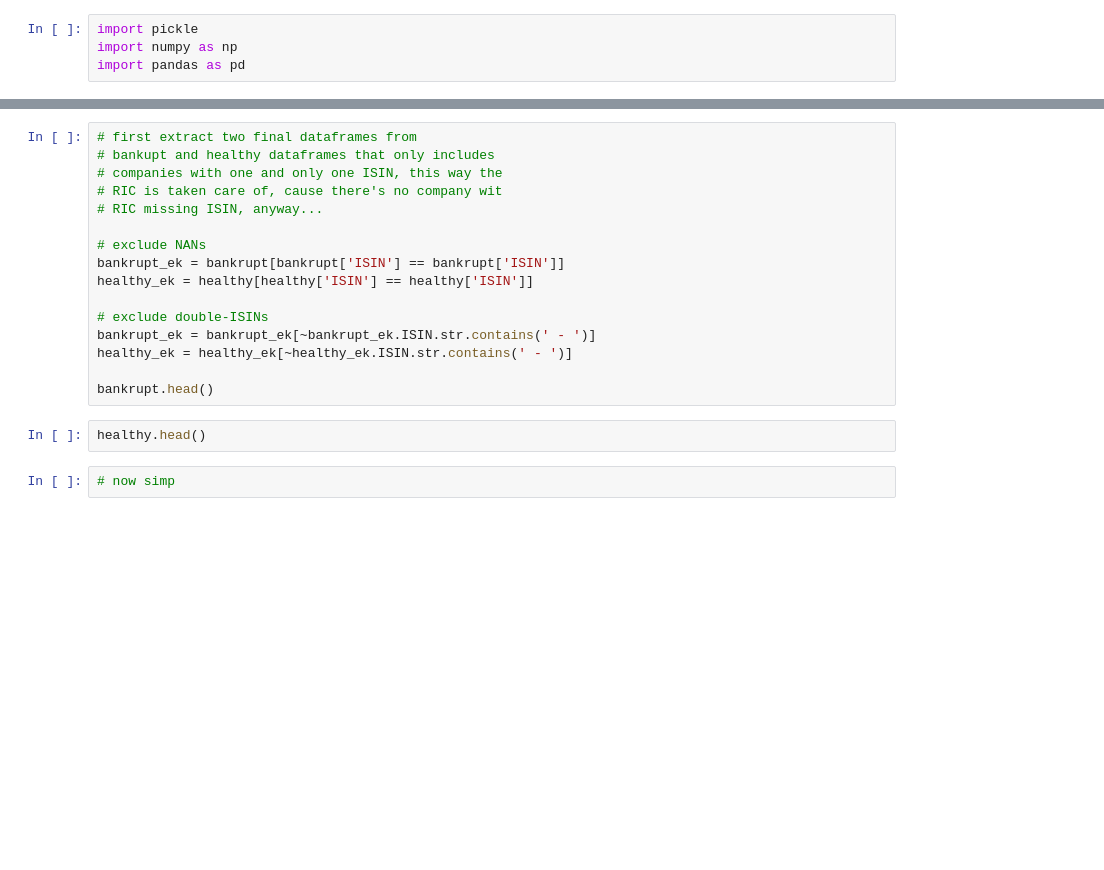
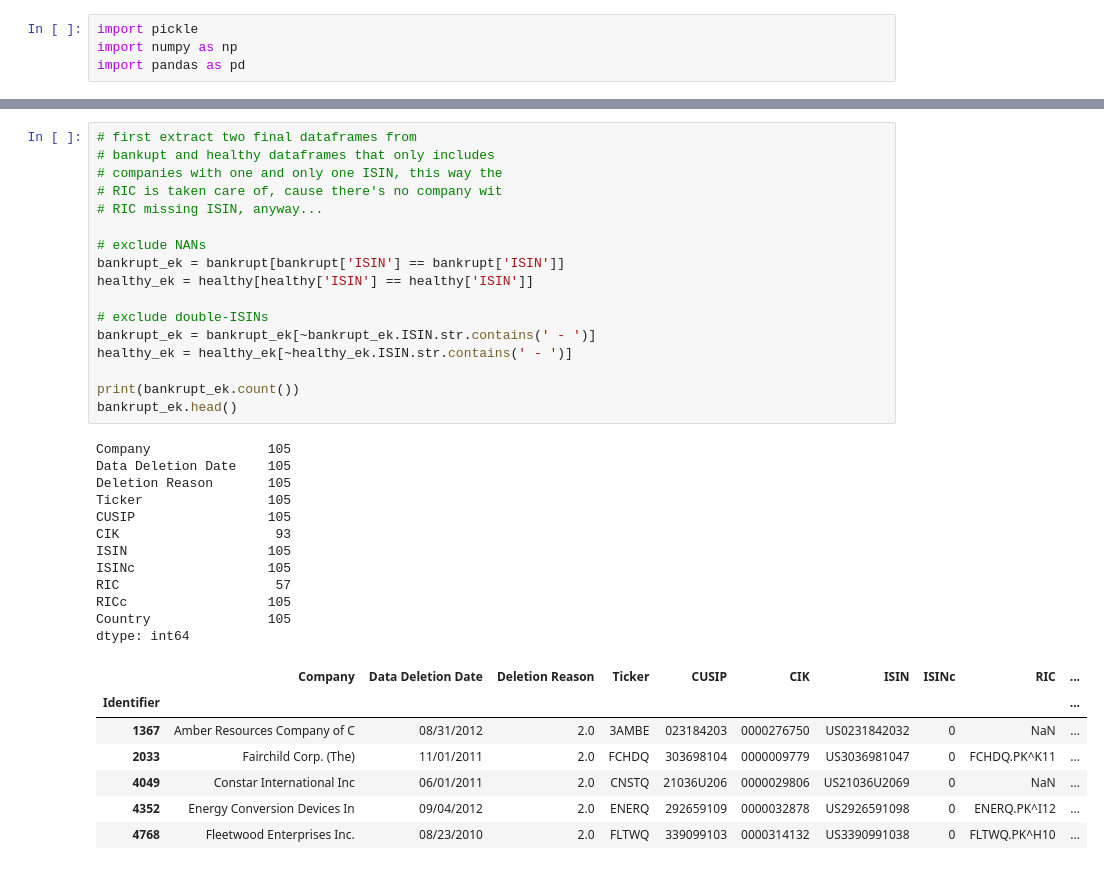
Before and after one commit to Faisalsouz/bankruptcy, a Jupyter notebook: data/Eikon/Identifiers_Mapping/2.ISIN-to-RIC/pcklProcessing.ipynb, the cells around one changed output, grey strips where cells are left out. Drawn from its saved outputs; the diff is of its cells as text; blank space fills up the shorter version.

Commit message:
almost ready for downloading data

```diff
--- a/data/Eikon/Identifiers_Mapping/2.ISIN-to-RIC/pcklProcessing.ipynb
+++ b/data/Eikon/Identifiers_Mapping/2.ISIN-to-RIC/pcklProcessing.ipynb
@@ -59,20 +97,37 @@ healthy.head()
 # %%
 # first extract two final dataframes from
 # bankupt and healthy dataframes that only includes
 # companies with one and only one ISIN, this way the
 # RIC is taken care of, cause there's no company wit
 # RIC missing ISIN, anyway...
 
 # exclude NANs
 bankrupt_ek = bankrupt[bankrupt['ISIN'] == bankrupt['ISIN']]
 healthy_ek = healthy[healthy['ISIN'] == healthy['ISIN']]
 
 # exclude double-ISINs
 bankrupt_ek = bankrupt_ek[~bankrupt_ek.ISIN.str.contains(' - ')]
 healthy_ek = healthy_ek[~healthy_ek.ISIN.str.contains(' - ')]
 
-bankrupt.head()
+print(bankrupt_ek.count())
+bankrupt_ek.head()
+# %% [output]
+Company               105
+Data Deletion Date    105
+Deletion Reason       105
+Ticker                105
+CUSIP                 105
+CIK                    93
+ISIN                  105
+ISINc                 105
+RIC                    57
+RICc                  105
+Country               105
+dtype: int64
+|  | Company | Data Deletion Date | Deletion Reason | Ticker | CUSIP | CIK | ISIN | ISINc | RIC | ... |
+| Identifier |  |  |  |  |  |  |  |  |  | ... |
+| 1367 | Amber Resources Company of C | 08/31/2012 | 2.0 | 3AMBE | 023184203 | 0000276750 | US0231842032 | 0 | NaN | ... |
+| 2033 | Fairchild Corp. (The) | 11/01/2011 | 2.0 | FCHDQ | 303698104 | 0000009779 | US3036981047 | 0 | FCHDQ.PK^K11 | ... |
+| 4049 | Constar International Inc | 06/01/2011 | 2.0 | CNSTQ | 21036U206 | 0000029806 | US21036U2069 | 0 | NaN | ... |
+| 4352 | Energy Conversion Devices In | 09/04/2012 | 2.0 | ENERQ | 292659109 | 0000032878 | US2926591098 | 0 | ENERQ.PK^I12 | ... |
+| 4768 | Fleetwood Enterprises Inc. | 08/23/2010 | 2.0 | FLTWQ | 339099103 | 0000314132 | US3390991038 | 0 | FLTWQ.PK^H10 | ... |
-# %%
-healthy.head()
-# %%
-# now simp
```
Also changed, not shown: parts of 10 cells of this notebook, 4 other files.
